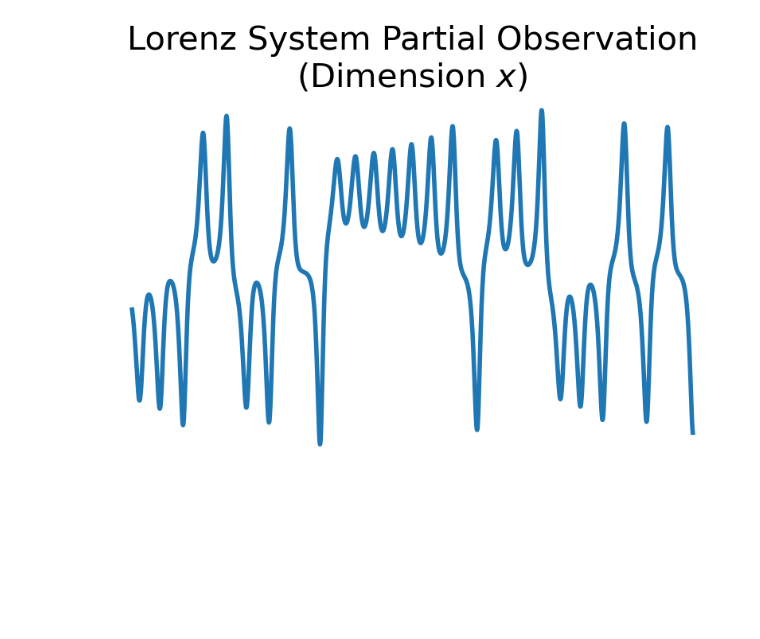
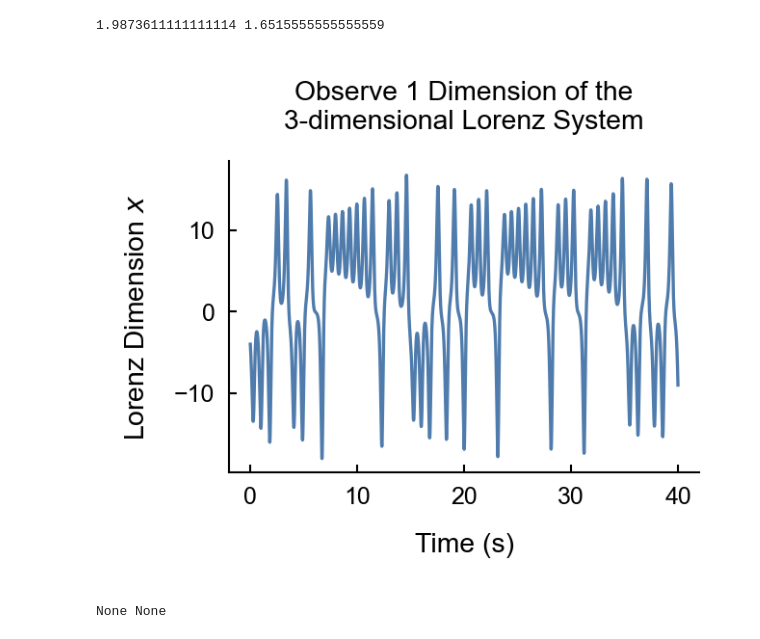
Before and after one commit to adamjeisen/ChaoticConsciousness, a Jupyter notebook: _jupyter/Figure 2 - Methods.ipynb, the cells around one changed output. Cells and saved outputs as stored; diff of their text form; code cells hidden in the pictures; blank space fills up the shorter version.

Commit message:
Figure formatting updates

```diff
--- a/_jupyter/Figure 2 - Methods.ipynb
+++ b/_jupyter/Figure 2 - Methods.ipynb
@@ -1,4 +1,5 @@
 # %%
+from matplotlib import font_manager
 import matplotlib.pyplot as plt
 import numpy as np
 import os
@@ -8,9 +9,14 @@ import sys
 
 sys.path.append('../../DeLASE')
 from delase import *
+
+plt.style.use('../sci_style.py')
+font_path = "/om2/user/eisenaj/miniforge3/envs/communication-transformer/fonts/arial.ttf"
+font_manager.fontManager.addfont(font_path)
+prop = font_manager.FontProperties(fname=font_path)
 # %%
-# image_save_dir = "/scratch2/weka/millerlab/eisenaj/ChaoticConsciousness/images"
-image_save_dir = "/scratch2/weka/millerlab/eisenaj/DMRSA/images"
+image_save_dir = "/scratch2/weka/millerlab/eisenaj/ChaoticConsciousness/images/main"
+# image_save_dir = "/scratch2/weka/millerlab/eisenaj/DMRSA/images"
 # %%
 def lorenz(t, pt, rho=28, beta=8/3, sigma=10):
     x, y, z = pt[0], pt[1], pt[2]
@@ -28,39 +34,50 @@ signal = sol.y.T[2000:]
 # pd.to_pickle(signal, f"/scratch2/weka/millerlab/eisenaj/ChaoticConsciousness/lorenz/lorenz_intro_signal.pkl")
 signal = pd.read_pickle(f"/scratch2/weka/millerlab/eisenaj/ChaoticConsciousness/lorenz/lorenz_intro_signal.pkl")
 # %%
-scale = 2
-signal_length = 2000
-plt.figure(figsize=(5*scale, 3*scale))
-plt.plot(np.arange(signal_length)*dt, signal[:signal_length, 0], linewidth=4)
-ax = plt.gca()
-ax.spines[['right', 'top', 'bottom', 'left']].set_visible(False)
-ax.xaxis.set_ticks_position('bottom')
-ax.tick_params(axis='y', which='both', left=True, right=False)
-ax.set_xticks([])
-ax.set_yticks([])
-# ax.set_xlabel('Time (s)', fontsize=16*scale)
-# ax.set_ylabel('Lorenz Dimension $x$', fontsize=16*scale)
-ax.tick_params(labelsize=15*scale)
-ax.set_title('Lorenz System Partial Observation\n(Dimension $x$)', fontsize=15*scale)
-plt.savefig(os.path.join(image_save_dir, "lorenz-observation.pdf"), bbox_inches='tight', transparent=True)
-plt.show()
-
 # scale = 2
-# signal_length = 4000
+# signal_length = 2000
 # plt.figure(figsize=(5*scale, 3*scale))
 # plt.plot(np.arange(signal_length)*dt, signal[:signal_length, 0], linewidth=4)
 # ax = plt.gca()
-# ax.spines[['right', 'top']].set_visible(False)
+# ax.spines[['right', 'top', 'bottom', 'left']].set_visible(False)
 # ax.xaxis.set_ticks_position('bottom')
 # ax.tick_params(axis='y', which='both', left=True, right=False)
-# ax.set_xlabel('Time (s)', fontsize=16*scale)
-# ax.set_ylabel('Lorenz Dimension $x$', fontsize=16*scale)
+# ax.set_xticks([])
+# ax.set_yticks([])
+# # ax.set_xlabel('Time (s)', fontsize=16*scale)
+# # ax.set_ylabel('Lorenz Dimension $x$', fontsize=16*scale)
 # ax.tick_params(labelsize=15*scale)
-# ax.set_title('Observe 1 Dimension of the\n3-dimensional Lorenz System', fontsize=15*scale)
+# ax.set_title('Lorenz System Partial Observation\n(Dimension $x$)', fontsize=15*scale)
+# plt.savefig(os.path.join(image_save_dir, "lorenz-observation.pdf"), bbox_inches='tight', transparent=True)
 # plt.show()
+
+signal_length = 4000
+plot_width = 0.8
+color = '#4F7CAC'
+labelsize = 6.8
+titlesize = 6.8
+
+fig = plt.figure(figsize=(2.1, 1.4))
+plt.plot(np.arange(signal_length)*dt, signal[:signal_length, 0], c=color, linewidth=plot_width)
+ax = plt.gca()
+ax.set_xlabel('Time (s)', fontsize=labelsize)
+ax.set_ylabel('Lorenz Dimension $x$', fontsize=labelsize)
+ax.set_title('Observe 1 Dimension of the\n3-dimensional Lorenz System', fontsize=titlesize)
+plt.savefig(os.path.join(image_save_dir, "lorenz-observation.pdf"), bbox_inches='tight', transparent=True)
+
+bbox = fig.get_tightbbox(fig.canvas.get_renderer())
+# Calculate width and height of the bounding box in inches
+width_inches = (bbox.x1 - bbox.x0)
+height_inches = (bbox.y1 - bbox.y0)
+print(width_inches, height_inches)
+
+plt.show()
 # %% [output]
+1.9873611111111114 1.6515555555555559
-[figure, old version]
+[figure, new version]
 # %%
 delase = DeLASE(signal[:signal_length, [0]], dt=dt, n_delays=5)
 delase.fit(dt=dt)
+# %% [output]
+None None
 # %%
```
Also changed, not shown: parts of 8 cells of this notebook, 12 other files.
